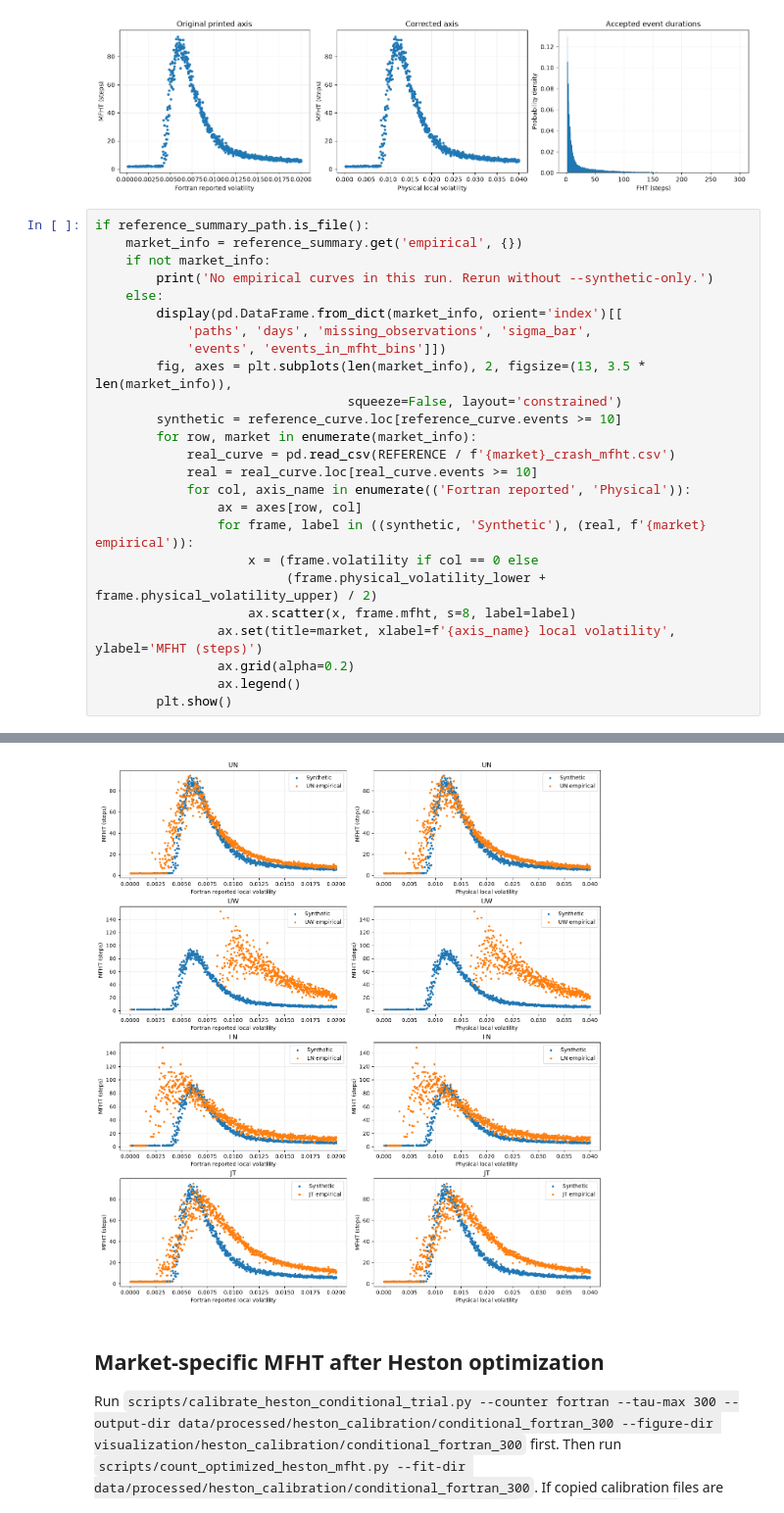
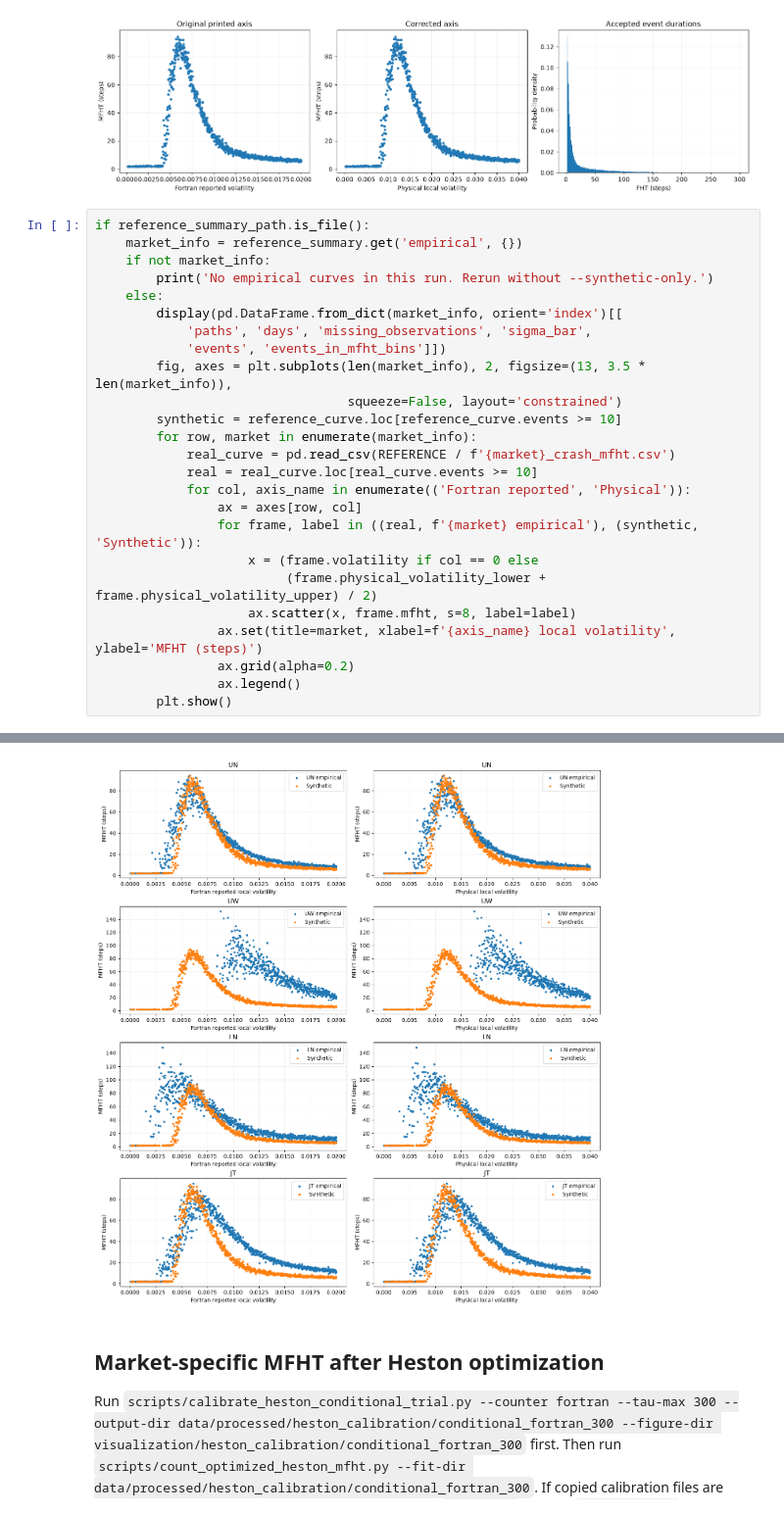
Before and after one commit to fedesss98/stabilvol, a Jupyter notebook: notebooks/25-heston-sampling-calibration.ipynb, the cells around one changed output, grey strips where cells are left out. Shown at 98% size. Cells and saved outputs as stored; diff of their text form.

```diff
--- a/notebooks/25-heston-sampling-calibration.ipynb
+++ b/notebooks/25-heston-sampling-calibration.ipynb
@@ -512,35 +469,35 @@ Name: Fortran reference, dtype: float64
 # %%
 if reference_summary_path.is_file():
     market_info = reference_summary.get('empirical', {})
     if not market_info:
         print('No empirical curves in this run. Rerun without --synthetic-only.')
     else:
         display(pd.DataFrame.from_dict(market_info, orient='index')[[
             'paths', 'days', 'missing_observations', 'sigma_bar',
             'events', 'events_in_mfht_bins']])
         fig, axes = plt.subplots(len(market_info), 2, figsize=(13, 3.5 * len(market_info)),
                                  squeeze=False, layout='constrained')
         synthetic = reference_curve.loc[reference_curve.events >= 10]
         for row, market in enumerate(market_info):
             real_curve = pd.read_csv(REFERENCE / f'{market}_crash_mfht.csv')
             real = real_curve.loc[real_curve.events >= 10]
             for col, axis_name in enumerate(('Fortran reported', 'Physical')):
                 ax = axes[row, col]
-                for frame, label in ((synthetic, 'Synthetic'), (real, f'{market} empirical')):
+                for frame, label in ((real, f'{market} empirical'), (synthetic, 'Synthetic')):
                     x = (frame.volatility if col == 0 else
                          (frame.physical_volatility_lower + frame.physical_volatility_upper) / 2)
                     ax.scatter(x, frame.mfht, s=8, label=label)
                 ax.set(title=market, xlabel=f'{axis_name} local volatility', ylabel='MFHT (steps)')
                 ax.grid(alpha=0.2)
                 ax.legend()
         plt.show()
 # %% [output]
 |  | paths | days | missing_observations | sigma_bar | events | events_in_mfht_bins |
 | UN | 2740 | 10358 | 18338346 | 0.025057 | 227716 | 177093 |
 | UW | 1587 | 10212 | 11013944 | 0.043215 | 71060 | 31062 |
 | LN | 3269 | 10794 | 26425005 | 0.030247 | 181046 | 120111 |
 | JT | 4139 | 9985 | 22698558 | 0.030594 | 405095 | 290059 |
-[figure, old version]
+[figure, new version]
 # %% [markdown]
 ## Market-specific MFHT after Heston optimization
 
```
Also changed, not shown: parts of 10 cells of this notebook, 6 other files.
